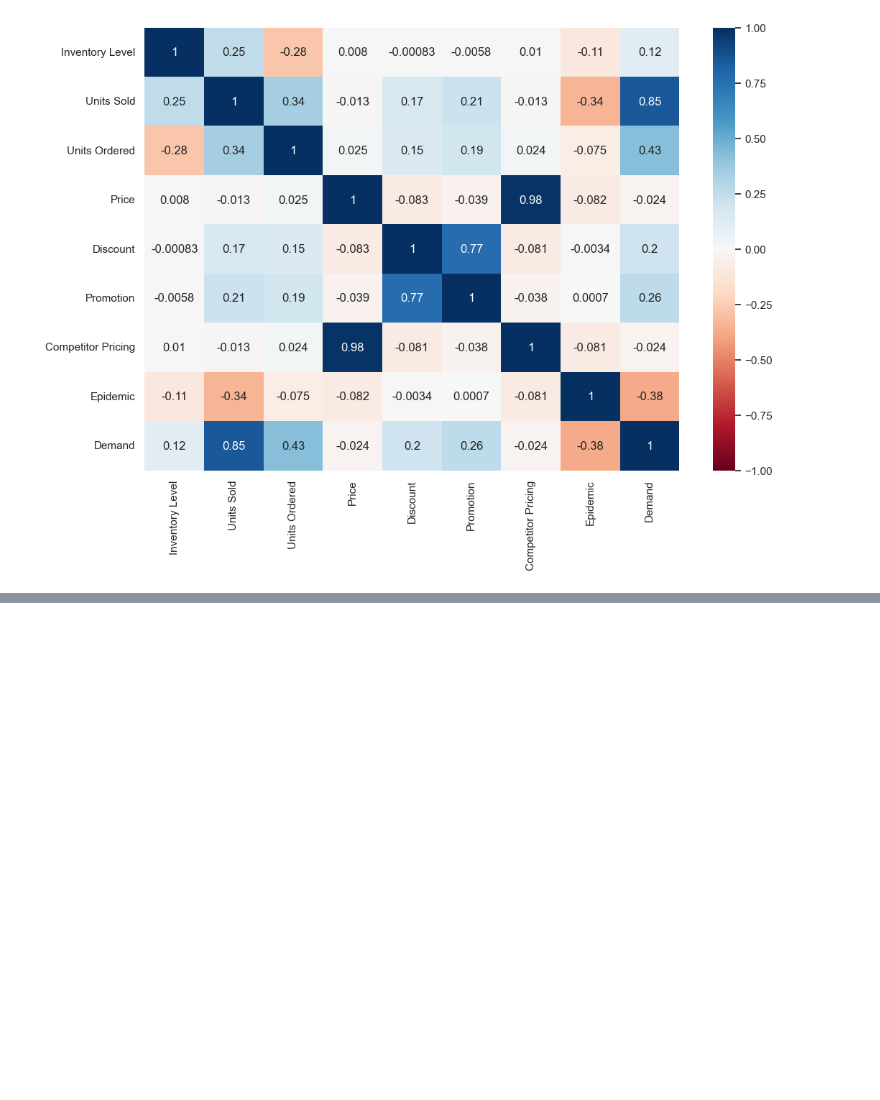
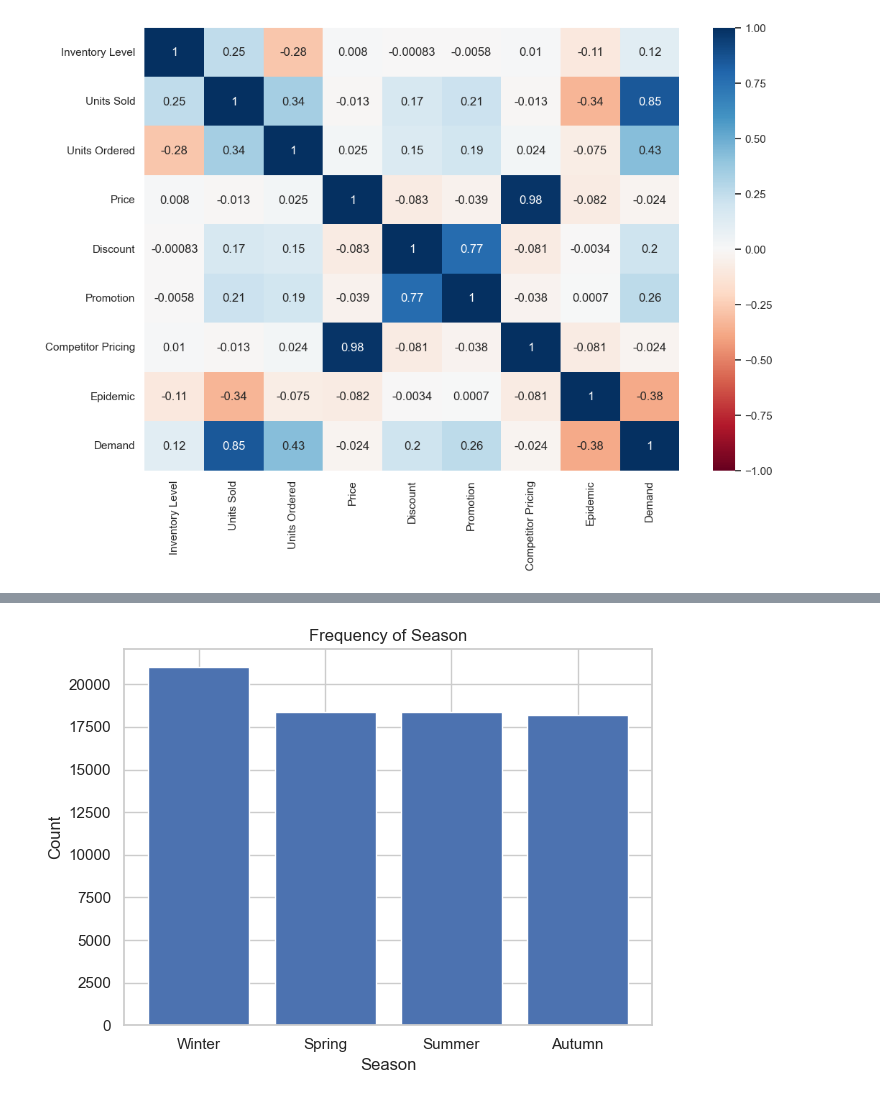
Before and after one commit to HarrisonWilliams123/Retail_Demand_Forecasting_Project, a Jupyter notebook: notebooks/demand_forecasting_EDA.ipynb, the cells around one changed output, grey strips where cells are left out. Saved outputs shown, nothing was run; the diff lists cells and outputs as text; code cells hidden in the pictures; blank space fills up the shorter version.

```diff
--- a/notebooks/demand_forecasting_EDA.ipynb
+++ b/notebooks/demand_forecasting_EDA.ipynb
@@ -238,0 +266,10 @@ plt.show()
+# %%
+counts = df['Seasonality'].value_counts()
+plt.bar(counts.index, counts.values)
+plt.xlabel("Season")
+plt.ylabel("Count")
+plt.title("Frequency of Season")
+plt.tight_layout()
+plt.show()
+# %% [output]
+[figure, added]
```
Also changed, not shown: parts of 11 cells of this notebook, 1 other file.
